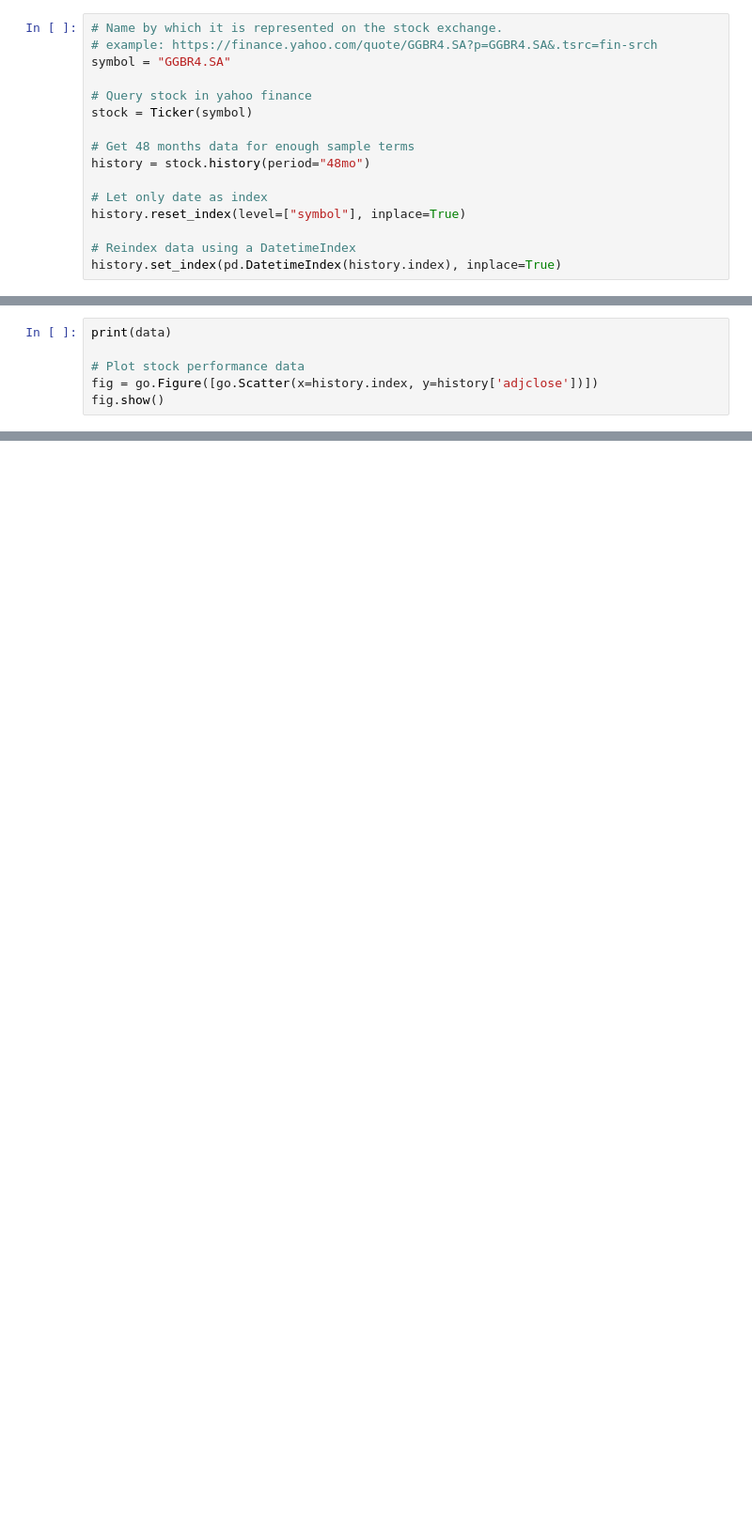
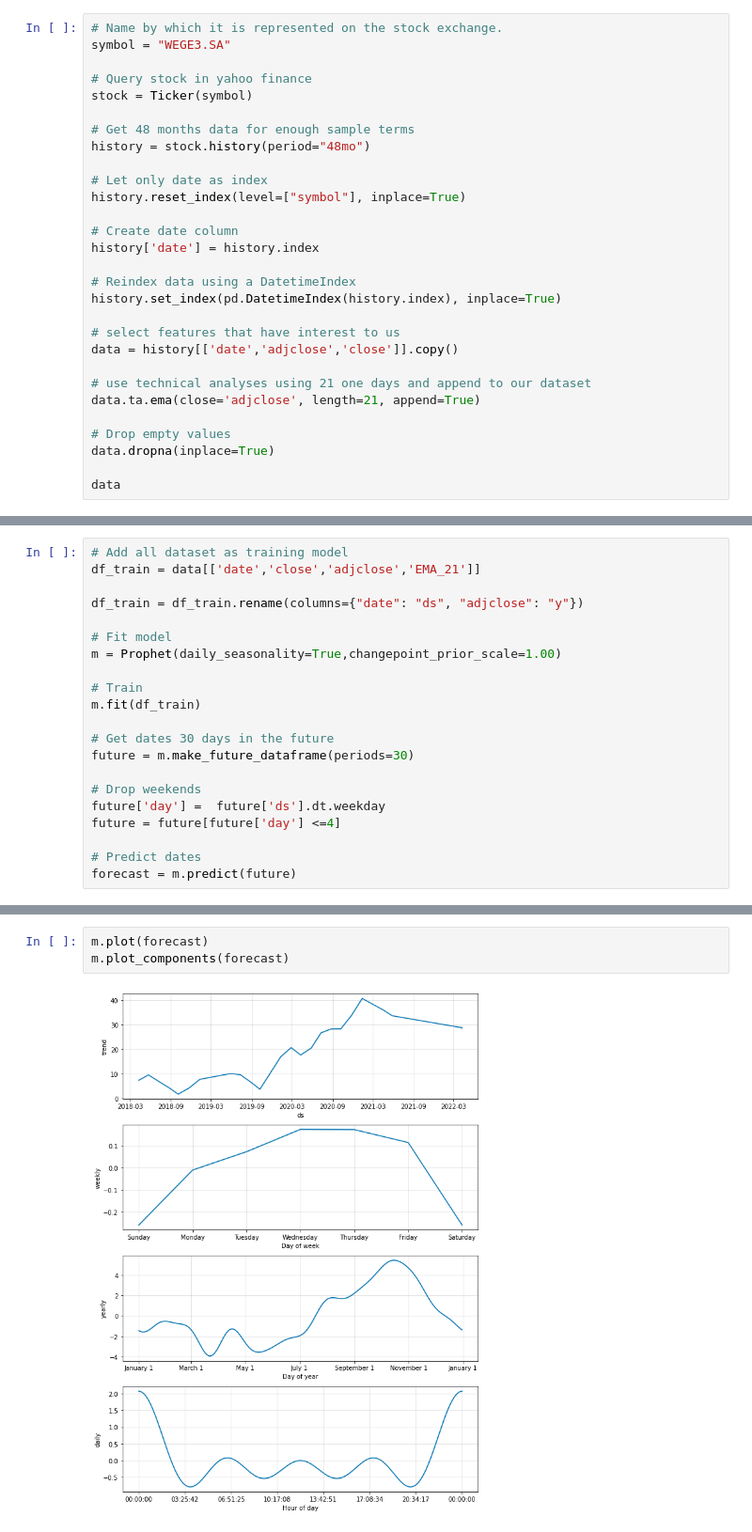
Before and after one commit to LucasDiogo96/Stock-Market-Prediction, a Jupyter notebook: Stock Market Prediction.ipynb, the cells around one changed output, grey strips where cells are left out. Shown at 94% size. Saved outputs shown, nothing was run; the diff lists cells and outputs as text; blank space fills up the shorter version.

Commit message:
Code refactor using Prophet

```diff
--- a/Stock Market Prediction.ipynb
+++ b/Stock Market Prediction.ipynb
@@ -16,7 +11,6 @@ from sklearn.metrics import mean_squared_error, r2_score, mean_absolute_error
 # %%
 # Name by which it is represented on the stock exchange.
-# example: https://finance.yahoo.com/quote/GGBR4.SA?p=GGBR4.SA&.tsrc=fin-srch
-symbol = "GGBR4.SA"
+symbol = "WEGE3.SA"
 
 # Query stock in yahoo finance
 stock = Ticker(symbol)
@@ -27,5 +21,19 @@ history = stock.history(period="48mo")
 # Let only date as index
 history.reset_index(level=["symbol"], inplace=True)
 
+# Create date column
+history['date'] = history.index
+
 # Reindex data using a DatetimeIndex
 history.set_index(pd.DatetimeIndex(history.index), inplace=True)
+
+# select features that have interest to us
+data = history[['date','adjclose','close']].copy()
+
+# use technical analyses using 21 one days and append to our dataset
+data.ta.ema(close='adjclose', length=21, append=True)
+
+# Drop empty values
+data.dropna(inplace=True)
+
+data
@@ -44,6 +73,21 @@ data.dropna(inplace=True)
 # %%
-print(data)
+# Add all dataset as training model
+df_train = data[['date','close','adjclose','EMA_21']]
 
-# Plot stock performance data
-fig = go.Figure([go.Scatter(x=history.index, y=history['adjclose'])])
-fig.show()
+df_train = df_train.rename(columns={"date": "ds", "adjclose": "y"})
+
+# Fit model
+m = Prophet(daily_seasonality=True,changepoint_prior_scale=1.00)
+
+# Train
+m.fit(df_train)
+
+# Get dates 30 days in the future
+future = m.make_future_dataframe(periods=30)
+
+# Drop weekends
+future['day'] =  future['ds'].dt.weekday
+future = future[future['day'] <=4]
+
+# Predict dates
+forecast = m.predict(future)
@@ -140,0 +138,5 @@ fig.show()
+# %%
+m.plot(forecast)
+m.plot_components(forecast)
+# %% [output]
+[figure, added]
```
Also changed, not shown: parts of 12 cells of this notebook.
